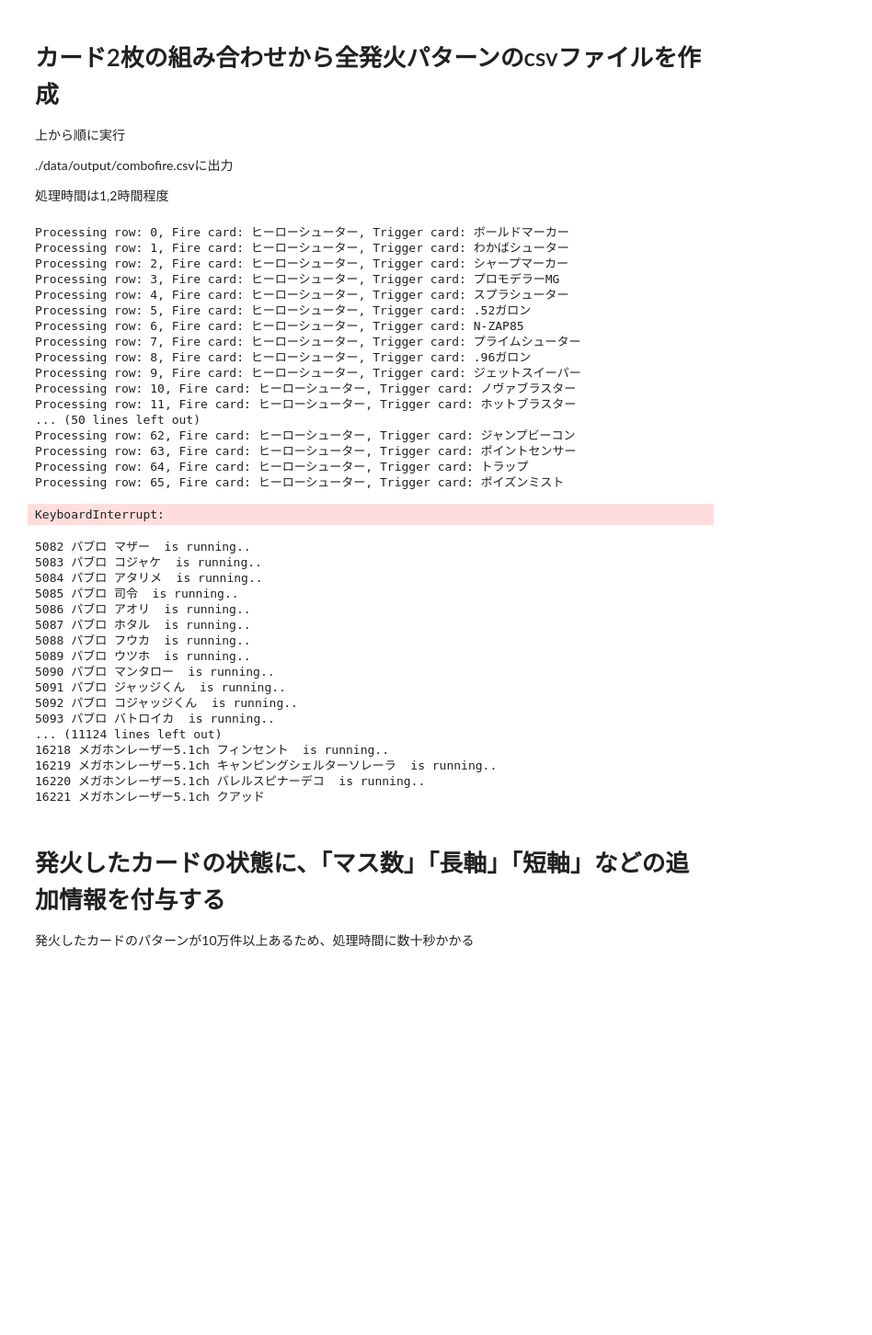
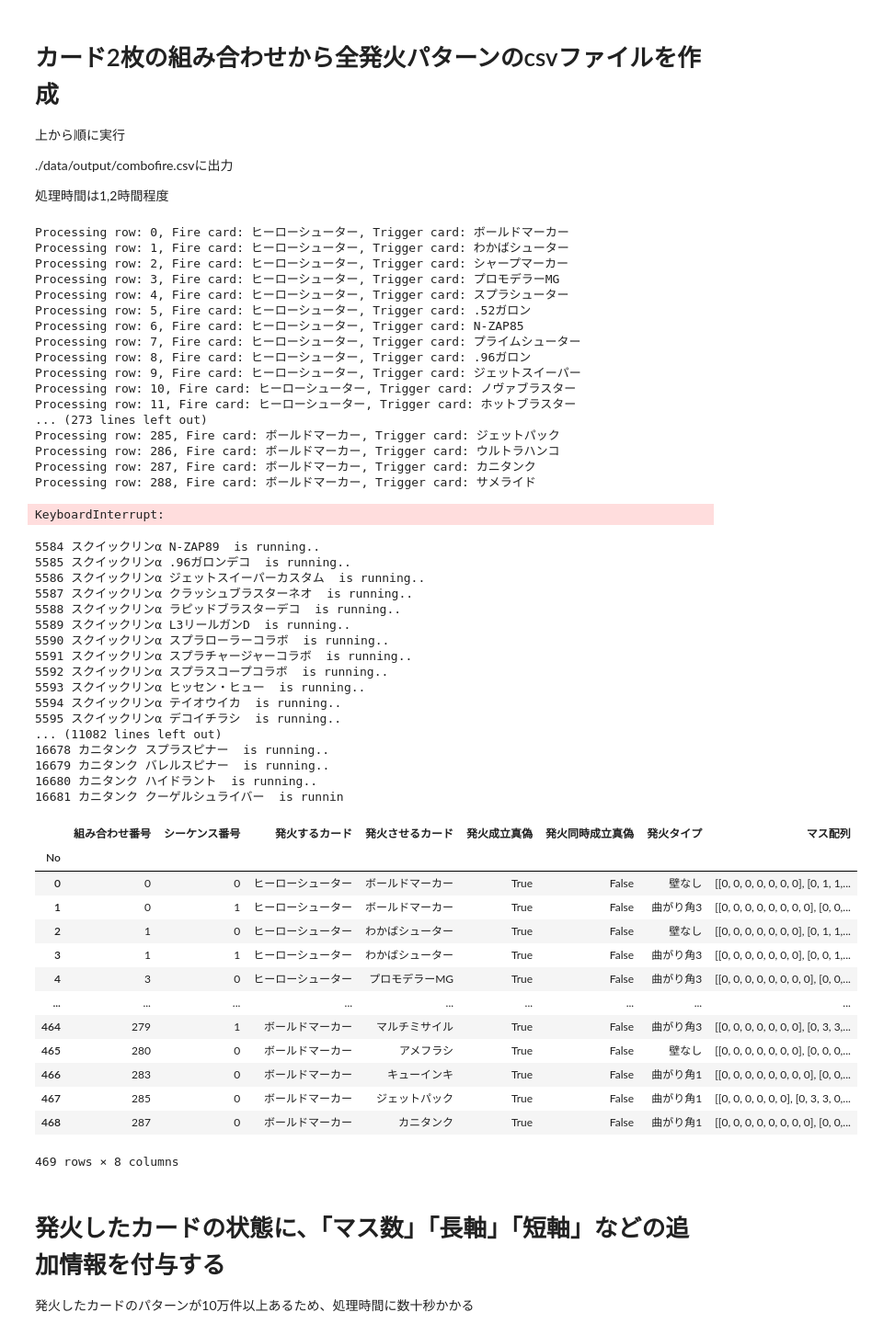
Before and after one commit to gigisample/Tableturf-Battle-Fire, a Jupyter notebook: Firecombo_todata_toimg.ipynb, the cells around one changed output. Shown at 92% size. Drawn from its saved outputs; the diff is of its cells as text; code cells hidden in the pictures; blank space fills up the shorter version.

```diff
--- a/Firecombo_todata_toimg.ipynb
+++ b/Firecombo_todata_toimg.ipynb
@@ -437,9 +437,6 @@ for index, row in df_combo.iterrows():
             df_fire = pd.concat([df_fire, new_row], ignore_index=True)
             num += 1
 
-# 結果をCSVに出力
-df_fire = df_fire.reset_index(drop=True).rename_axis('No')
-df_fire.to_csv("data/output/combofire.csv")
 
 print(f"Processed {index+1} rows.")
 # %% [output]
@@ -455,29 +452,50 @@ Processing row: 8, Fire card: ヒーローシューター, Trigger card: .96ガ
 Processing row: 9, Fire card: ヒーローシューター, Trigger card: ジェットスイーパー
 Processing row: 10, Fire card: ヒーローシューター, Trigger card: ノヴァブラスター
 Processing row: 11, Fire card: ヒーローシューター, Trigger card: ホットブラスター
-... (50 lines left out)
-Processing row: 62, Fire card: ヒーローシューター, Trigger card: ジャンプビーコン
-Processing row: 63, Fire card: ヒーローシューター, Trigger card: ポイントセンサー
-Processing row: 64, Fire card: ヒーローシューター, Trigger card: トラップ
-Processing row: 65, Fire card: ヒーローシューター, Trigger card: ポイズンミスト
+... (273 lines left out)
+Processing row: 285, Fire card: ボールドマーカー, Trigger card: ジェットパック
+Processing row: 286, Fire card: ボールドマーカー, Trigger card: ウルトラハンコ
+Processing row: 287, Fire card: ボールドマーカー, Trigger card: カニタンク
+Processing row: 288, Fire card: ボールドマーカー, Trigger card: サメライド
 KeyboardInterrupt:
-5082 パブロ マザー  is running..
-5083 パブロ コジャケ  is running..
-5084 パブロ アタリメ  is running..
-5085 パブロ 司令  is running..
-5086 パブロ アオリ  is running..
-5087 パブロ ホタル  is running..
-5088 パブロ フウカ  is running..
-5089 パブロ ウツホ  is running..
-5090 パブロ マンタロー  is running..
-5091 パブロ ジャッジくん  is running..
-5092 パブロ コジャッジくん  is running..
-5093 パブロ バトロイカ  is running..
-... (11124 lines left out)
-16218 メガホンレーザー5.1ch フィンセント  is running..
-16219 メガホンレーザー5.1ch キャンピングシェルターソレーラ  is running..
-16220 メガホンレーザー5.1ch バレルスピナーデコ  is running..
-16221 メガホンレーザー5.1ch クアッド
+5584 スクイックリンα N-ZAP89  is running..
+5585 スクイックリンα .96ガロンデコ  is running..
+5586 スクイックリンα ジェットスイーパーカスタム  is running..
+5587 スクイックリンα クラッシュブラスターネオ  is running..
+5588 スクイックリンα ラピッドブラスターデコ  is running..
+5589 スクイックリンα L3リールガンD  is running..
+5590 スクイックリンα スプラローラーコラボ  is running..
+5591 スクイックリンα スプラチャージャーコラボ  is running..
+5592 スクイックリンα スプラスコープコラボ  is running..
+5593 スクイックリンα ヒッセン・ヒュー  is running..
+5594 スクイックリンα テイオウイカ  is running..
+5595 スクイックリンα デコイチラシ  is running..
+... (11082 lines left out)
+16678 カニタンク スプラスピナー  is running..
+16679 カニタンク バレルスピナー  is running..
+16680 カニタンク ハイドラント  is running..
+16681 カニタンク クーゲルシュライバー  is runnin
+# %%
+# 結果をCSVに出力
+df_fire = df_fire.reset_index(drop=True).rename_axis('No')
+df_fire.to_csv("data/output/combofire.csv")
+
+df_fire
+# %% [output]
+|  | 組み合わせ番号 | シーケンス番号 | 発火するカード | 発火させるカード | 発火成立真偽 | 発火同時成立真偽 | 発火タイプ | マス配列 |
+| No |  |  |  |  |  |  |  |  |
+| 0 | 0 | 0 | ヒーローシューター | ボールドマーカー | True | False | 壁なし | [[0, 0, 0, 0, 0, 0, 0], [0, 1, 1,... |
+| 1 | 0 | 1 | ヒーローシューター | ボールドマーカー | True | False | 曲がり角3 | [[0, 0, 0, 0, 0, 0, 0, 0], [0, 0,... |
+| 2 | 1 | 0 | ヒーローシューター | わかばシューター | True | False | 壁なし | [[0, 0, 0, 0, 0, 0, 0], [0, 1, 1,... |
+| 3 | 1 | 1 | ヒーローシューター | わかばシューター | True | False | 曲がり角3 | [[0, 0, 0, 0, 0, 0, 0], [0, 0, 1,... |
+| 4 | 3 | 0 | ヒーローシューター | プロモデラーMG | True | False | 曲がり角3 | [[0, 0, 0, 0, 0, 0, 0, 0], [0, 0,... |
+| ... | ... | ... | ... | ... | ... | ... | ... | ... |
+| 464 | 279 | 1 | ボールドマーカー | マルチミサイル | True | False | 曲がり角3 | [[0, 0, 0, 0, 0, 0, 0], [0, 3, 3,... |
+| 465 | 280 | 0 | ボールドマーカー | アメフラシ | True | False | 壁なし | [[0, 0, 0, 0, 0, 0, 0], [0, 0, 0,... |
+| 466 | 283 | 0 | ボールドマーカー | キューインキ | True | False | 曲がり角1 | [[0, 0, 0, 0, 0, 0, 0, 0], [0, 0,... |
+| 467 | 285 | 0 | ボールドマーカー | ジェットパック | True | False | 曲がり角1 | [[0, 0, 0, 0, 0, 0], [0, 3, 3, 0,... |
+| 468 | 287 | 0 | ボールドマーカー | カニタンク | True | False | 曲がり角1 | [[0, 0, 0, 0, 0, 0, 0, 0], [0, 0,... |
+469 rows × 8 columns
 # %% [markdown]
 # 発火したカードの状態に、「マス数」「長軸」「短軸」などの追加情報を付与する
 発火したカードのパターンが10万件以上あるため、処理時間に数十秒かかる
```
Also changed, not shown: parts of 1 cell of this notebook, 2 other files.
